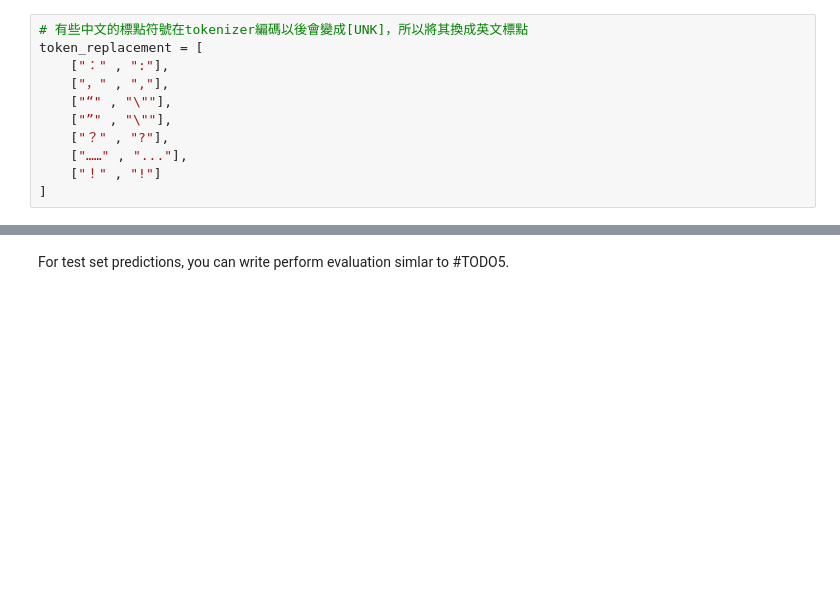
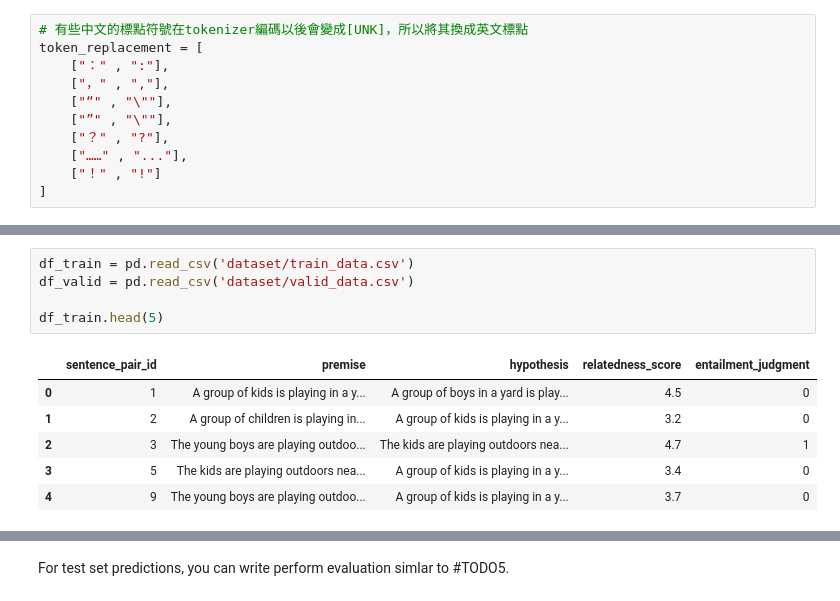
Before and after one commit to huiyuiui/NLP_Hw, a Jupyter notebook: Hw3/hw3.ipynb, the cells around one changed output, grey strips where cells are left out. Drawn from its saved outputs; the diff is of its cells as text; blank space fills up the shorter version.

```diff
--- a/Hw3/hw3.ipynb
+++ b/Hw3/hw3.ipynb
@@ -50,0 +82,12 @@ Dataset example:
+# %%
+df_train = pd.read_csv('dataset/train_data.csv')
+df_valid = pd.read_csv('dataset/valid_data.csv')
+
+df_train.head(5)
+# %% [output]
+|  | sentence_pair_id | premise | hypothesis | relatedness_score | entailment_judgment |
+| 0 | 1 | A group of kids is playing in a y... | A group of boys in a yard is play... | 4.5 | 0 |
+| 1 | 2 | A group of children is playing in... | A group of kids is playing in a y... | 3.2 | 0 |
+| 2 | 3 | The young boys are playing outdoo... | The kids are playing outdoors nea... | 4.7 | 1 |
+| 3 | 5 | The kids are playing outdoors nea... | A group of kids is playing in a y... | 3.4 | 0 |
+| 4 | 9 | The young boys are playing outdoo... | A group of kids is playing in a y... | 3.7 | 0 |
```
Also changed, not shown: parts of 31 cells of this notebook, 1 other file.
